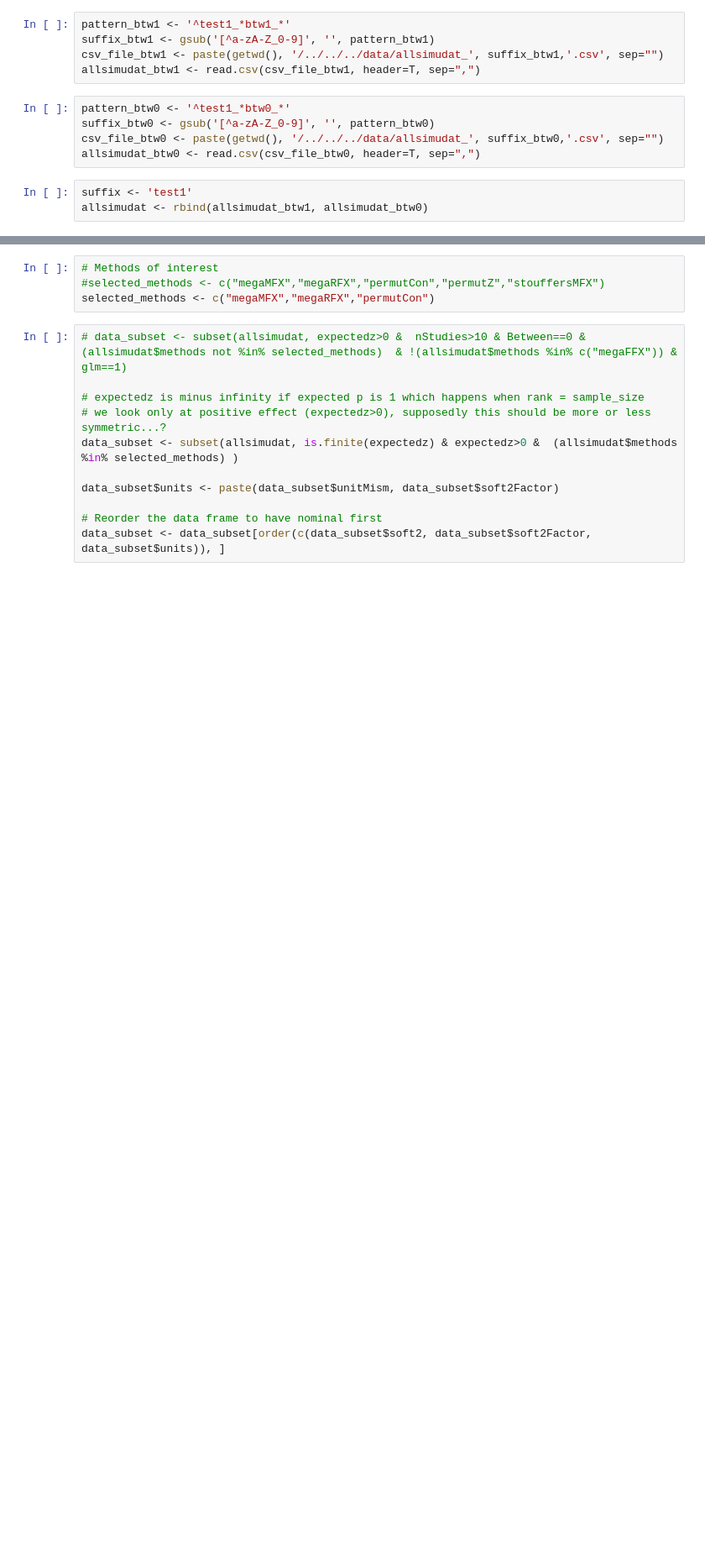
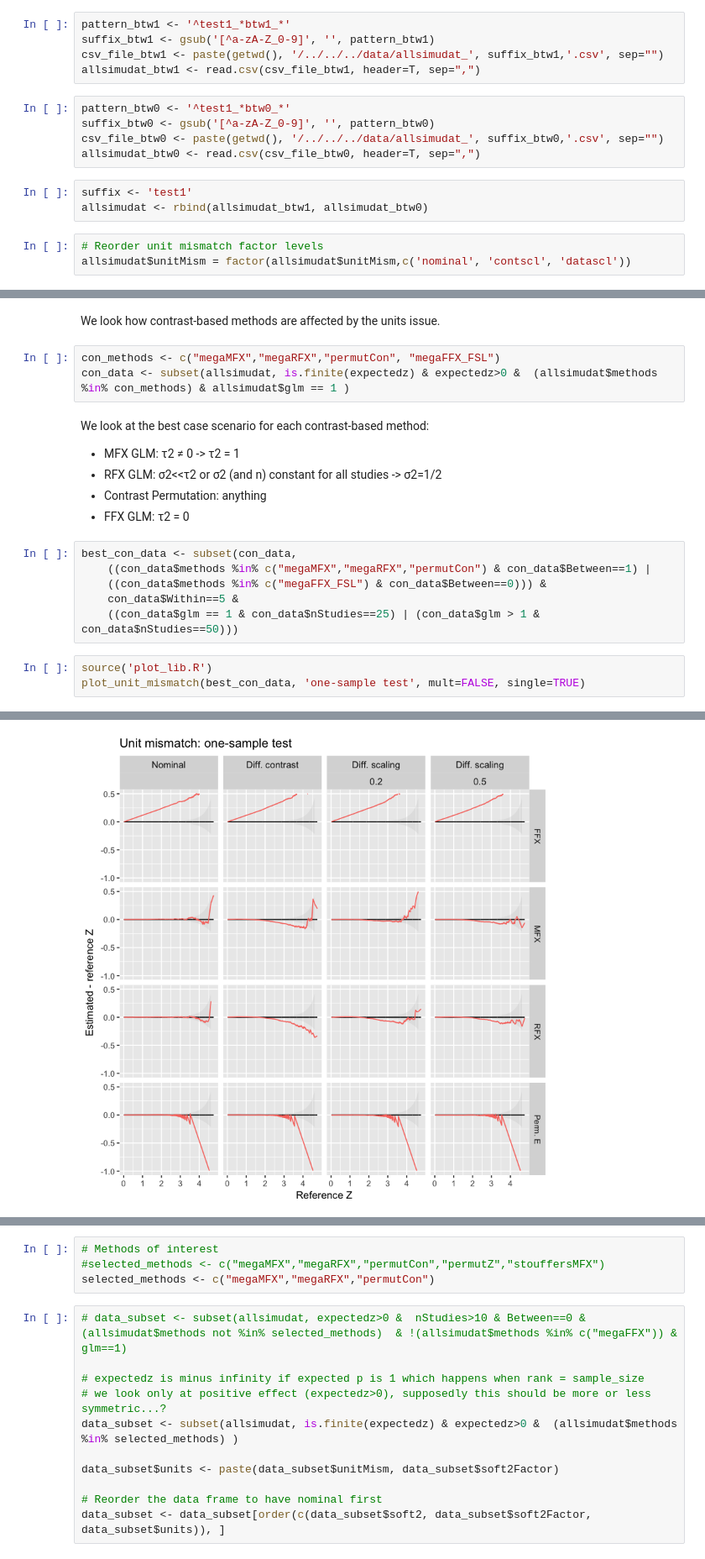
Before and after one commit to cmaumet/zmeta, a Jupyter notebook: Scripts/simulations/lib/plot_simulations.ipynb, the cells around one changed output, grey strips where cells are left out. Shown: that part at 84% size. Saved outputs shown, nothing was run; the diff lists cells and outputs as text; blank space fills up the shorter version.

Commit message:
Plot unit mismatch one sample

```diff
--- a/Scripts/simulations/lib/plot_simulations.ipynb
+++ b/Scripts/simulations/lib/plot_simulations.ipynb
@@ -44,3 +44,6 @@ allsimudat_btw0 <- read.csv(csv_file_btw0, header=T, sep=",")
 # %%
 suffix <- 'test1'
 allsimudat <- rbind(allsimudat_btw1, allsimudat_btw0)
+# %%
+# Reorder unit mismatch factor levels
+allsimudat$unitMism = factor(allsimudat$unitMism,c('nominal', 'contscl', 'datascl'))
@@ -46,0 +54,21 @@ allsimudat <- rbind(allsimudat_btw1, allsimudat_btw0)
+# %% [markdown]
+We look how contrast-based methods are affected by the units issue.
+# %%
+con_methods <- c("megaMFX","megaRFX","permutCon", "megaFFX_FSL")
+con_data <- subset(allsimudat, is.finite(expectedz) & expectedz>0 &  (allsimudat$methods %in% con_methods) & allsimudat$glm == 1 )
+# %% [markdown]
+We look at the best case scenario for each contrast-based method:
+ - MFX GLM: τ2 ≠ 0 -> τ2 = 1
+ - RFX GLM: σ2<<τ2 or σ2 (and n) constant for all studies -> σ2=1/2
+ - Contrast Permutation: anything
+ - FFX GLM: τ2 = 0
+# %%
+best_con_data <- subset(con_data,
+    ((con_data$methods %in% c("megaMFX","megaRFX","permutCon") & con_data$Between==1) |
+    ((con_data$methods %in% c("megaFFX_FSL") & con_data$Between==0))) &
+    con_data$Within==5 &
+    ((con_data$glm == 1 & con_data$nStudies==25) | (con_data$glm > 1 & con_data$nStudies==50)))
+# %%
+source('plot_lib.R')
+plot_unit_mismatch(best_con_data, 'one-sample test', mult=FALSE, single=TRUE)
+# %% [output]
@@ -46,0 +77 @@ allsimudat <- rbind(allsimudat_btw1, allsimudat_btw0)
+[figure, added]
```
Also changed, not shown: parts of 8 cells of this notebook, 1 other file.
